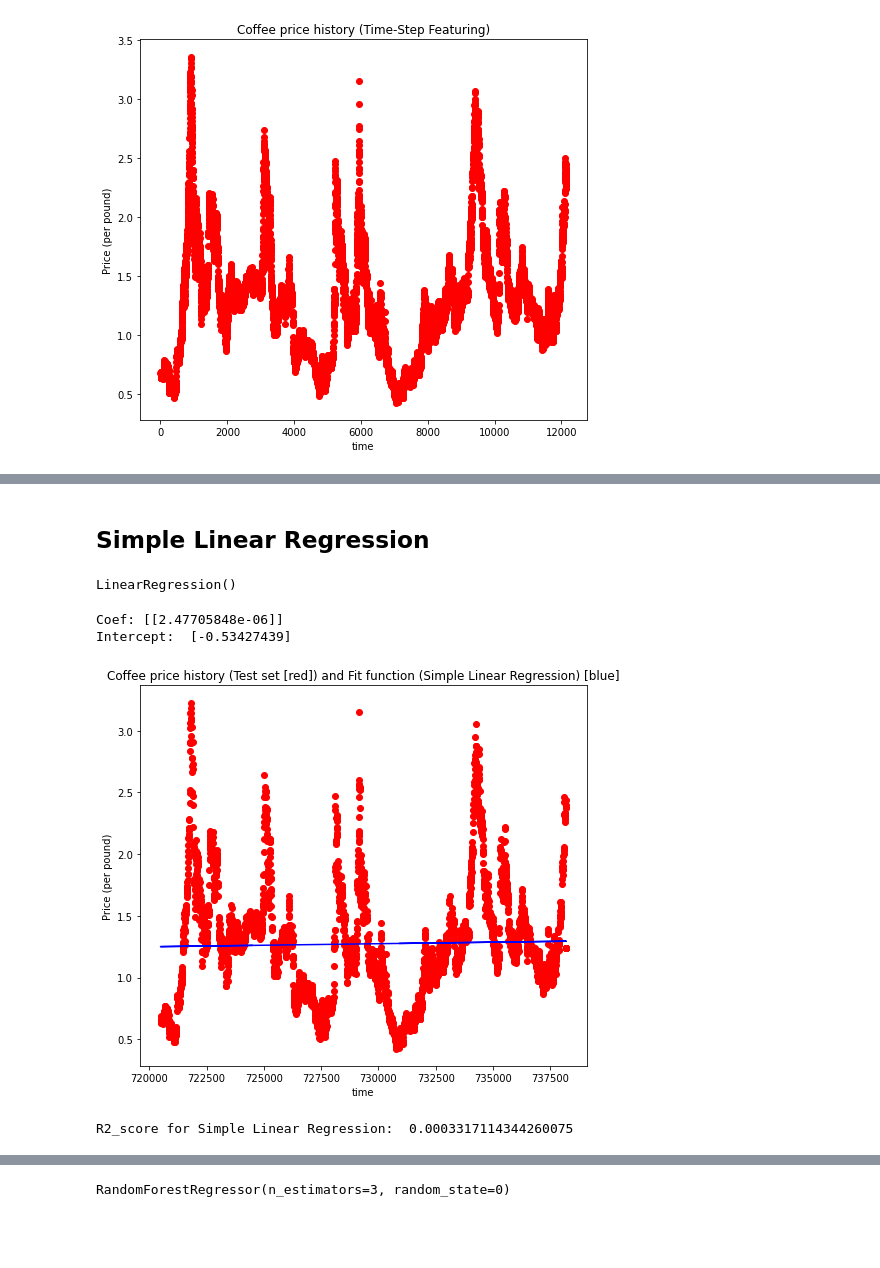
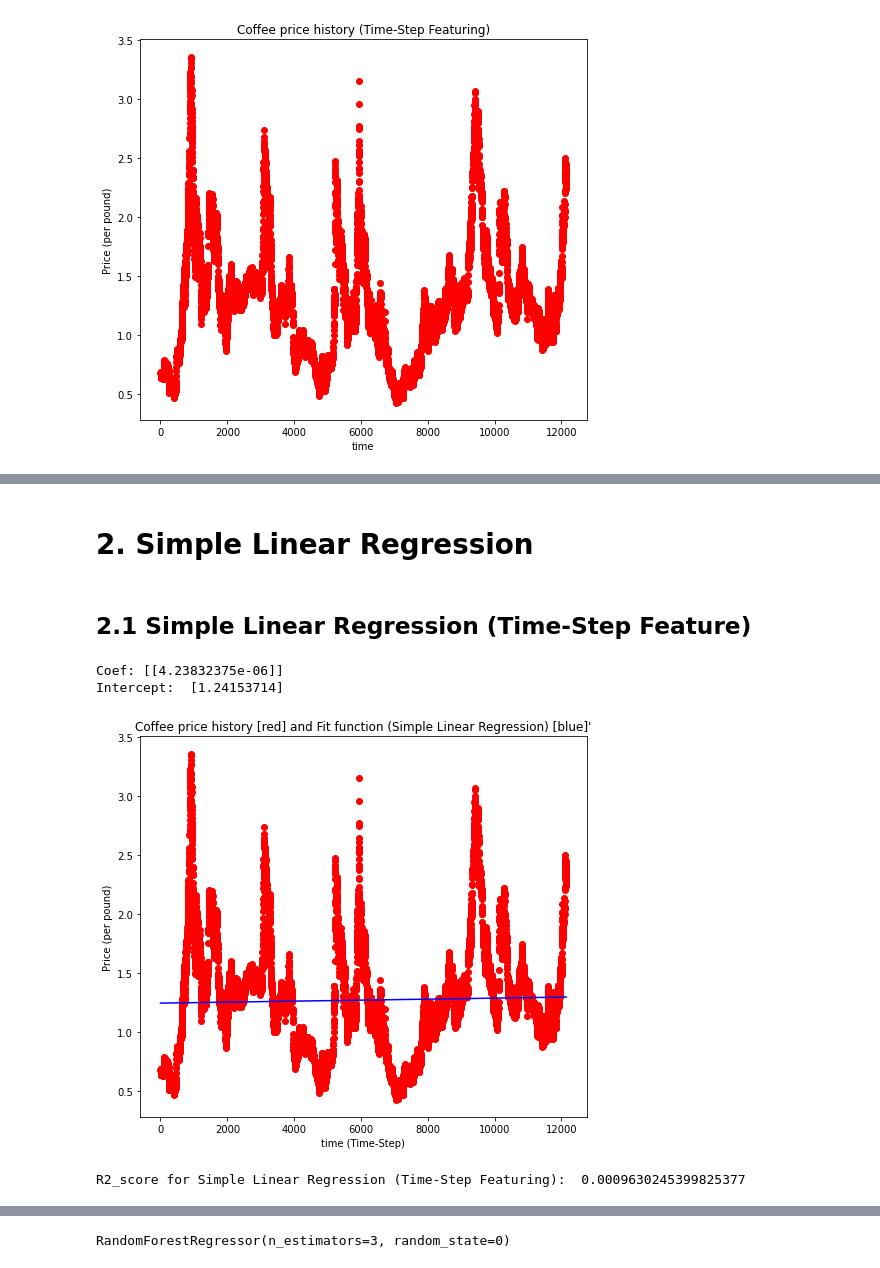
Before and after one commit to Pooya-Oladazimi/kaggle-codes, a Jupyter notebook: coffee_price_history/coffee-price.ipynb, the cells around one changed output, grey strips where cells are left out. Saved outputs shown, nothing was run; the diff lists cells and outputs as text; code cells hidden in the pictures; blank space fills up the shorter version.

Commit message:
use time-step and lag featuring in al models

```diff
--- a/coffee_price_history/coffee-price.ipynb
+++ b/coffee_price_history/coffee-price.ipynb
@@ -68,9 +68,11 @@ Y_lag_f, X_lag_f = Y_lag_f.align(X_lag_f, join="inner")
 # %%
-# # fill missing values
-
-# imputer = SimpleImputer(missing_values=np.nan, strategy='median')
-# imputer.fit(Y)
-# Y = imputer.transform(Y)
+# data reshape
+X_time_f = np.reshape(X_time_f, (-1, 1))
+y_time_f = np.reshape(y_time_f, (-1, 1))
+X_lag_f = X_lag_f.values
+y_lag_f = y_lag_f.values
+X_lag_f = np.reshape(X_lag_f, (-1, 1))
+y_lag_f = np.reshape(y_lag_f, (-1, 1))
 # %%
 # A glance at the data for Time-Step Featuring
 
@@ -100,9 +98,35 @@ X_train, X_test, y_train, y_test = train_test_split(X, Y, test_size=1/3, random_
+# %% [markdown]
+# 2. Simple Linear Regression
+# %%
+def run_simple_linear_reg(X, y, plot_title, plot_x_label, plot_y_label):
+    lr_reg = LinearRegression()
+    # train the Linear Regrssion model
+    lr_reg.fit(X, y)
+    # make prediction with Linear Regrssion
+    lr_reg_y_pred = lr_reg.predict(X)
+    # Linear Regression Coeficient and intercept values
+    print("Coef: {}".format(lr_reg.coef_))
+    print("Intercept:  {}".format(lr_reg.intercept_))
+    print()
+    # A glance at the data and fit line
+    plt.figure(figsize=(8,7))
+    plt.scatter(X, y, color='red')
+    plt.plot(X, lr_reg_y_pred, color="blue")
+    plt.title(plot_title)
+    plt.xlabel(plot_x_label)
+    plt.ylabel(plot_y_label)
+    plt.show()
+    # R2 score
+    r2 = r2_score(y, lr_reg_y_pred)
+    return r2
 # %% [markdown]
-## Simple Linear Regression
+## 2.1 Simple Linear Regression (Time-Step Feature)
 # %%
-# train the Linear Regrssion model
-
-lr_reg = LinearRegression()
-lr_reg.fit(X_train, y_train)
+x_label = "time (Time-Step)"
+y_label = "Price (per pound)"
+title = "Coffee price history [red] and Fit function (Simple Linear Regression) [blue]'"
+slr_reg_time_step_r2 =  run_simple_linear_reg(X_time_f, y_time_f, title, x_label, y_label)
 # %% [output]
-LinearRegression()
+Coef: [[4.23832375e-06]]
+Intercept:  [1.24153714]
+[figure, added]
@@ -113,27 +133,6 @@ y_pred = lr_reg.predict(X_test)
-# %%
-# Linear Regression Coeficient and intercept values
-
-print("Coef: {}".format(lr_reg.coef_))
-print("Intercept:  {}".format(lr_reg.intercept_))
-# %% [output]
-Coef: [[2.47705848e-06]]
-Intercept:  [-0.53427439]
-# %%
-# A glance at the data and fit line
-
-plt.figure(figsize=(8,7))
-plt.scatter(X_test, y_test, color='red')
-plt.plot(X_train, lr_reg.predict(X_train), color="blue")
-plt.title('Coffee price history (Test set [red]) and Fit function (Simple Linear Regression) [blue]')
-plt.xlabel('time')
-plt.ylabel('Price (per pound)')
-plt.show()
-# %% [output]
-[figure, removed]
 # %%
-# R2 core for Simple Linear Regression
+# R2 score
 
-slr_r2 = r2_score(y_test, y_pred)
-print("R2_score for Simple Linear Regression:  {}".format(slr_r2))
+print("R2_score for Simple Linear Regression (Time-Step Featuring):  {}".format(slr_reg_time_step_r2))
 # %% [output]
-R2_score for Simple Linear Regression:  0.0003317114344260075
+R2_score for Simple Linear Regression (Time-Step Featuring):  0.0009630245399825377
```
Also changed, not shown: parts of 62 cells of this notebook.
